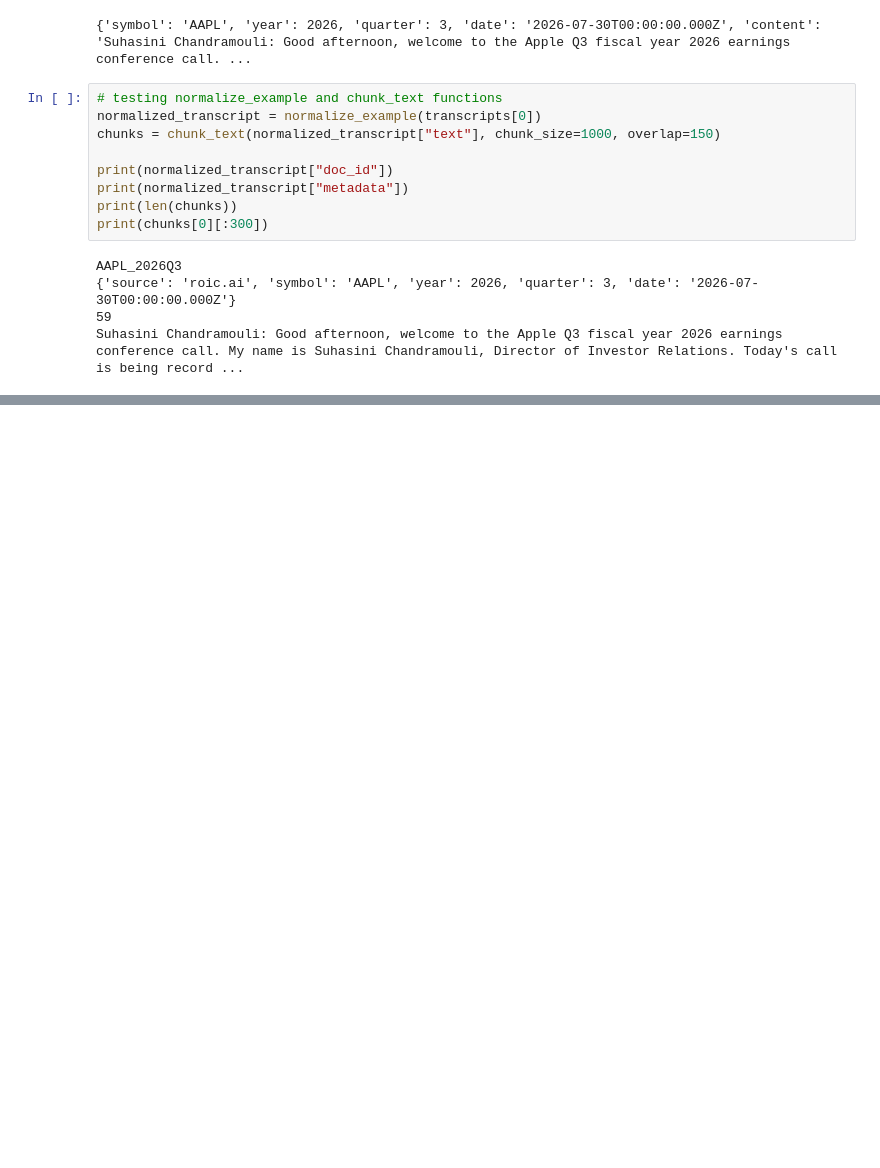
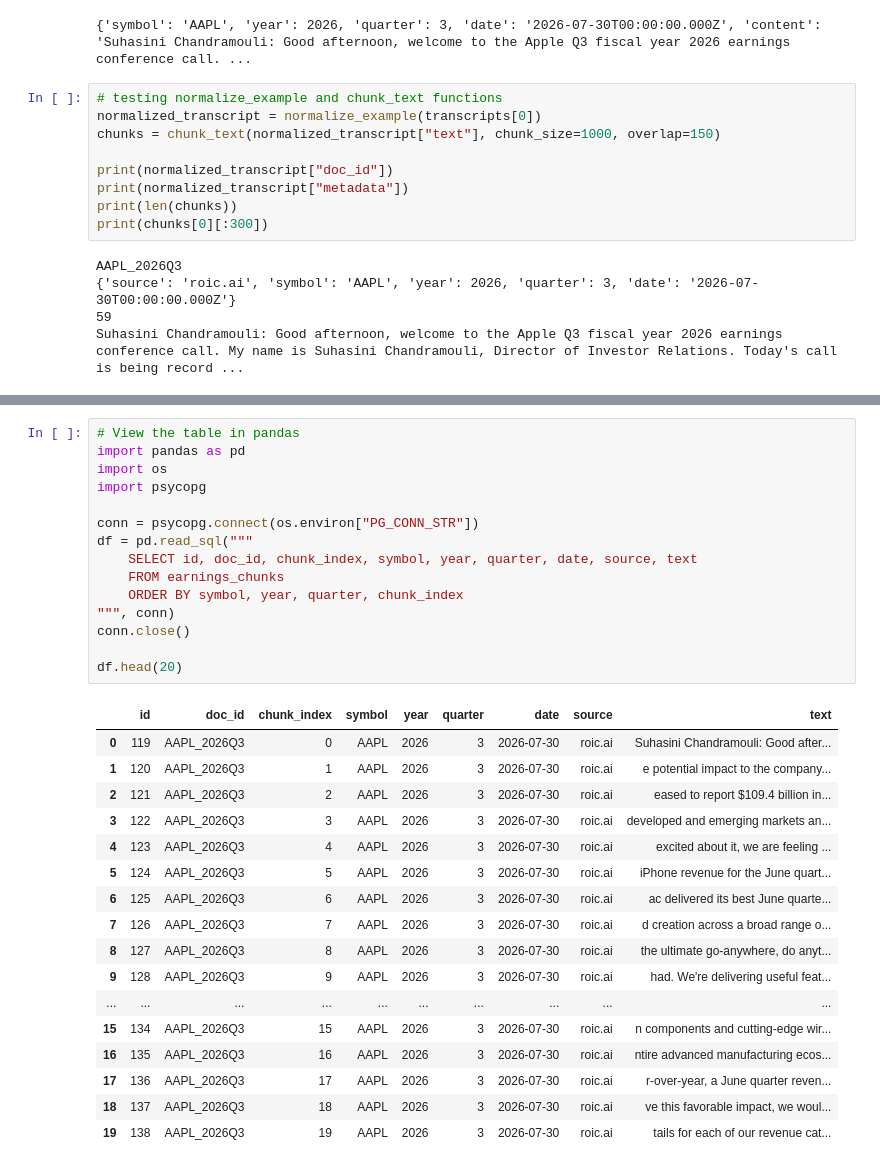
Before and after one commit to camilleecu/Earnings-Call-Intelligence-Agent, a Jupyter notebook: test_data_ingestion.ipynb, the cells around one changed output, grey strips where cells are left out. Drawn from its saved outputs; the diff is of its cells as text; blank space fills up the shorter version.

Commit message:
index.py

```diff
--- a/test.ipynb
+++ b/test_data_ingestion.ipynb
@@ -150,0 +353,33 @@ NameError: name 'doc_id' is not defined
+# %%
+# View the table in pandas
+import pandas as pd
+import os
+import psycopg
+
+conn = psycopg.connect(os.environ["PG_CONN_STR"])
+df = pd.read_sql("""
+    SELECT id, doc_id, chunk_index, symbol, year, quarter, date, source, text
+    FROM earnings_chunks
+    ORDER BY symbol, year, quarter, chunk_index
+""", conn)
+conn.close()
+
+df.head(20)
+# %% [output]
+|  | id | doc_id | chunk_index | symbol | year | quarter | date | source | text |
+| 0 | 119 | AAPL_2026Q3 | 0 | AAPL | 2026 | 3 | 2026-07-30 | roic.ai | Suhasini Chandramouli: Good after... |
+| 1 | 120 | AAPL_2026Q3 | 1 | AAPL | 2026 | 3 | 2026-07-30 | roic.ai | e potential impact to the company... |
+| 2 | 121 | AAPL_2026Q3 | 2 | AAPL | 2026 | 3 | 2026-07-30 | roic.ai | eased to report $109.4 billion in... |
+| 3 | 122 | AAPL_2026Q3 | 3 | AAPL | 2026 | 3 | 2026-07-30 | roic.ai | developed and emerging markets an... |
+| 4 | 123 | AAPL_2026Q3 | 4 | AAPL | 2026 | 3 | 2026-07-30 | roic.ai | excited about it, we are feeling ... |
+| 5 | 124 | AAPL_2026Q3 | 5 | AAPL | 2026 | 3 | 2026-07-30 | roic.ai | iPhone revenue for the June quart... |
+| 6 | 125 | AAPL_2026Q3 | 6 | AAPL | 2026 | 3 | 2026-07-30 | roic.ai | ac delivered its best June quarte... |
+| 7 | 126 | AAPL_2026Q3 | 7 | AAPL | 2026 | 3 | 2026-07-30 | roic.ai | d creation across a broad range o... |
+| 8 | 127 | AAPL_2026Q3 | 8 | AAPL | 2026 | 3 | 2026-07-30 | roic.ai | the ultimate go-anywhere, do anyt... |
+| 9 | 128 | AAPL_2026Q3 | 9 | AAPL | 2026 | 3 | 2026-07-30 | roic.ai | had. We're delivering useful feat... |
+| ... | ... | ... | ... | ... | ... | ... | ... | ... | ... |
+| 15 | 134 | AAPL_2026Q3 | 15 | AAPL | 2026 | 3 | 2026-07-30 | roic.ai | n components and cutting-edge wir... |
+| 16 | 135 | AAPL_2026Q3 | 16 | AAPL | 2026 | 3 | 2026-07-30 | roic.ai | ntire advanced manufacturing ecos... |
+| 17 | 136 | AAPL_2026Q3 | 17 | AAPL | 2026 | 3 | 2026-07-30 | roic.ai | r-over-year, a June quarter reven... |
+| 18 | 137 | AAPL_2026Q3 | 18 | AAPL | 2026 | 3 | 2026-07-30 | roic.ai | ve this favorable impact, we woul... |
+| 19 | 138 | AAPL_2026Q3 | 19 | AAPL | 2026 | 3 | 2026-07-30 | roic.ai | tails for each of our revenue cat... |
```
Also changed, not shown: parts of 18 cells of this notebook, 7 other files.
